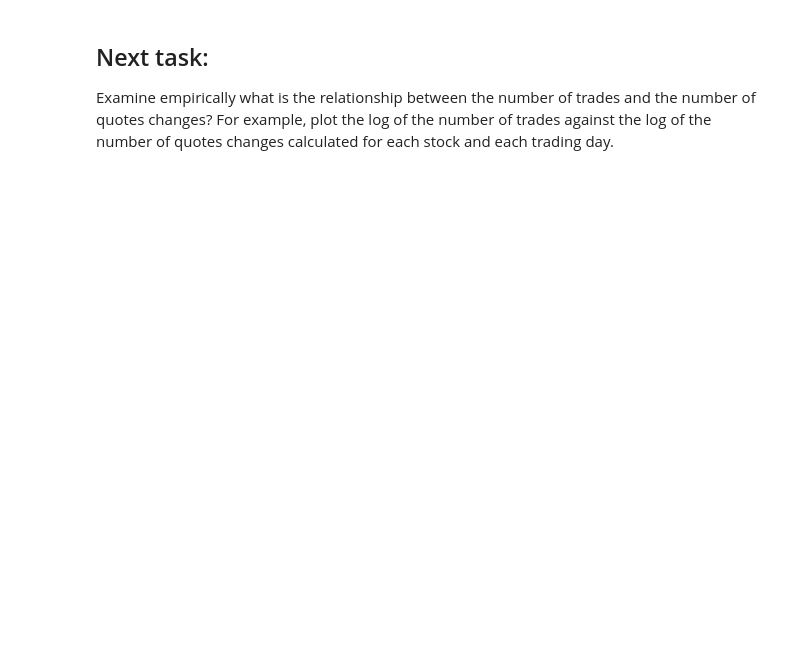
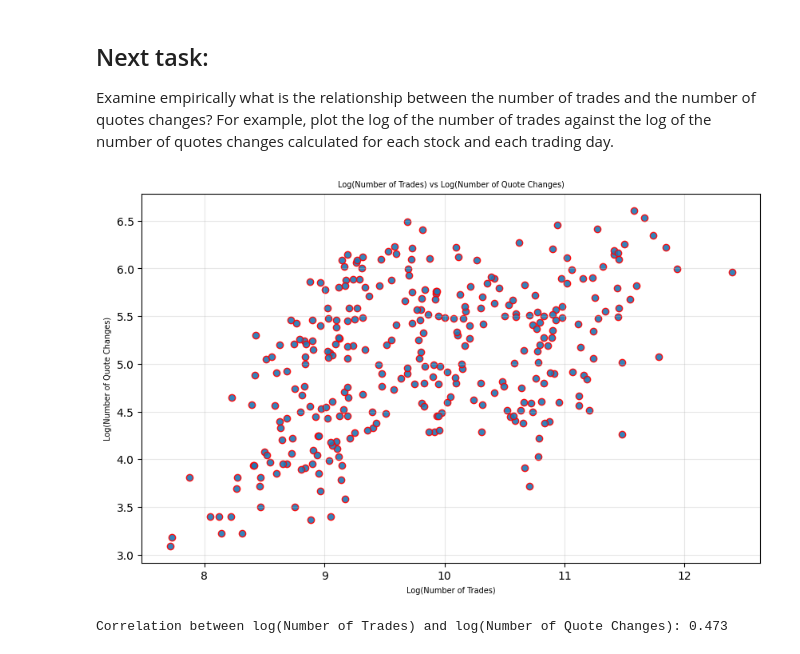
Before and after one commit to Matvey2022/Financy_project, a Jupyter notebook: solution.ipynb, the cells around one changed output. Saved outputs shown, nothing was run; the diff lists cells and outputs as text; code cells hidden in the pictures; blank space fills up the shorter version.

```diff
--- a/solution.ipynb
+++ b/solution.ipynb
@@ -399,3 +392,37 @@ else:
 Examine empirically what is the relationship between the number of trades and the
 number of quotes changes? For example, plot the log of the number of trades against
 the log of the number of quotes changes calculated for each stock and each trading day.
+# %%
+path = "C:\\Users\\user\\Desktop\\Innopolis_courses\\Financy_project\\data\\Processed_data\\processed_data.csv"
+data = pd.read_csv(path)
+
+# Group by SECCODE and date to calculate metrics
+grouped = data.groupby(['SECCODE', 'date'])
+
+# Calculate the number of trades and number of quote changes for each stock and day
+metrics = grouped.agg(
+    num_trades=('TRADENO', 'count'),# total rows per group
+    num_quote_changes=('PRICE', 'nunique')  # unique price changes
+).reset_index()
+
+# Add log-transformed columns
+metrics['log_num_trades'] = np.log(metrics['num_trades'])
+metrics['log_num_quote_changes'] = np.log(metrics['num_quote_changes'])
+
+# Plot the relationship
+plt.figure(figsize=(10, 6))
+plt.scatter(metrics['log_num_trades'], metrics['log_num_quote_changes'], alpha=0.9, edgecolor='r')
+plt.title("Log(Number of Trades) vs Log(Number of Quote Changes)", fontsize=7)
+plt.xlabel("Log(Number of Trades)", fontsize=7)
+plt.ylabel("Log(Number of Quote Changes)", fontsize=7)
+plt.grid(alpha=0.3)
+plt.savefig('C:\\Users\\user\\Desktop\\Innopolis_courses\\Financy_project\\Plots\\result_1.png')
+plt.show()
+
+
+# calculate correlation between log metrics
+correlation = metrics[['log_num_trades', 'log_num_quote_changes']].corr().iloc[0, 1]
+print(f"Correlation between log(Number of Trades) and log(Number of Quote Changes): {correlation:.3f}")
+# %% [output]
+[figure, added]
+Correlation between log(Number of Trades) and log(Number of Quote Changes): 0.473
```
Also changed, not shown: parts of 43 cells of this notebook, 4 other files.
